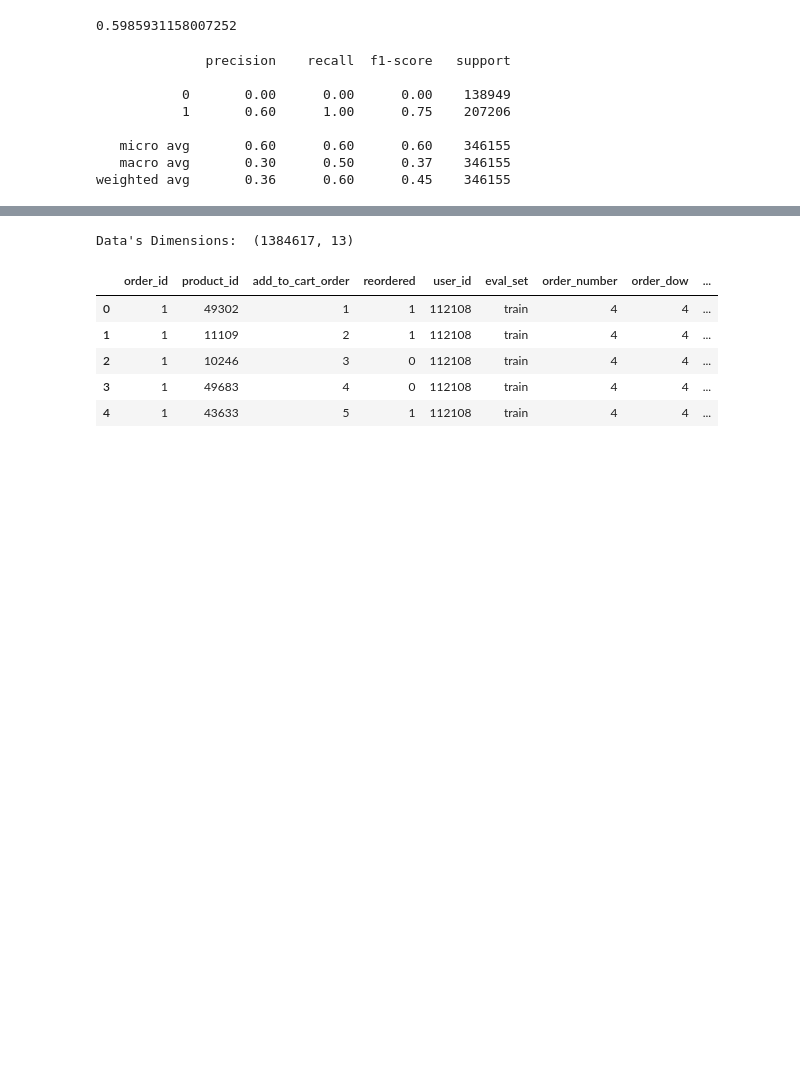
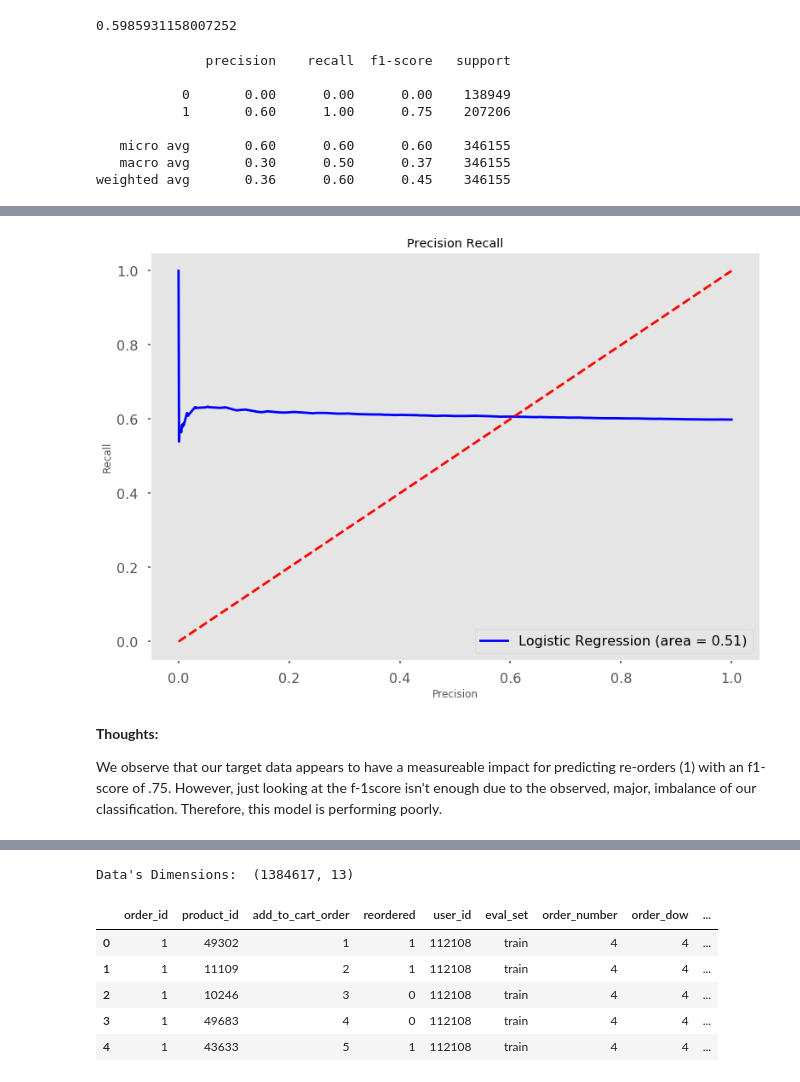
Before and after one commit to CloudChaoszero/Instacart-Product-AnalysisAndInference, a Jupyter notebook: Analytics/Instacart-Forecasting-2.ipynb, the cells around one changed output, grey strips where cells are left out. Cells and saved outputs as stored; diff of their text form; code cells hidden in the pictures; blank space fills up the shorter version.

```diff
--- a/Analytics/Instacart-Forecasting-2.ipynb
+++ b/Analytics/Instacart-Forecasting-2.ipynb
@@ -131,0 +119,16 @@ weighted avg       0.36      0.60      0.45    346155
+# %%
+pre, recall, thresholds = precision_recall_curve(y_test, model_logReg.predict_proba(X_test)[:,1])
+
+plt.plot(recall, pre, c='b',label='Logistic Regression (area = %0.2f)' % logit_roc_auc)
+plt.plot([0,1],[0,1],'r--',c='r')
+plt.xlabel('Precision')
+plt.ylabel('Recall')
+plt.legend()
+plt.title('Precision Recall')
+plt.show()
+# %% [output]
+[figure, added]
+# %% [markdown]
+**Thoughts:**
+
+We observe that our target data appears to have a measureable impact for predicting re-orders (1) with an f1-score of .75. However, just looking at the f-1score isn't enough due to the observed, major, imbalance of our classification. Therefore, this model is performing poorly.
```
Also changed, not shown: parts of 48 cells of this notebook.
